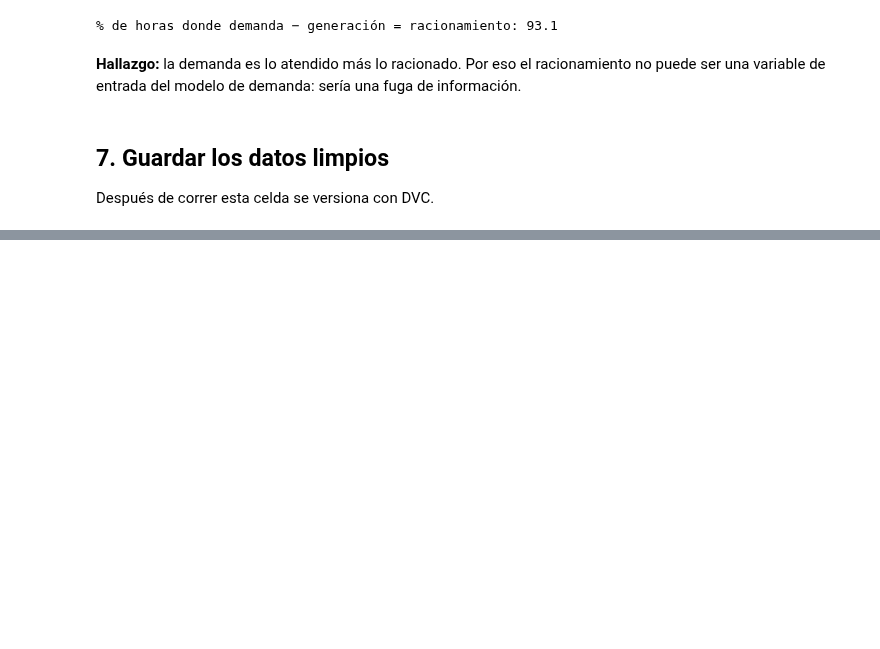
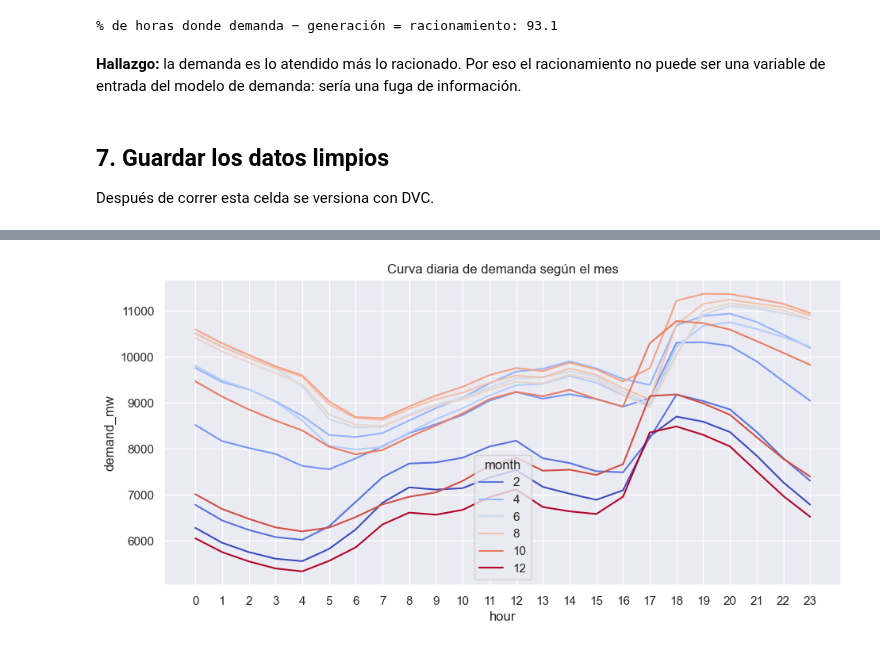
Before and after one commit to melissagutierrezarias-create/pgcb-demanda, a Jupyter notebook: notebooks/01_calidad_datos.ipynb, the cells around one changed output, grey strips where cells are left out. Drawn from its saved outputs; the diff is of its cells as text; code cells hidden in the pictures; blank space fills up the shorter version.

```diff
--- a/notebooks/01_calidad_datos.ipynb
+++ b/notebooks/01_calidad_datos.ipynb
@@ -207,0 +298,10 @@ Guardado: /Users/meliguti/Documents/pgcb-demanda/data/processed/pgcb_horario_lim
+# %%
+por_hora = datos.groupby(["month", "hour"])["demand_mw"].mean().reset_index()
+
+plt.figure(figsize=(11, 5))
+sns.lineplot(data=por_hora, x="hour", y="demand_mw", hue="month", palette="coolwarm")
+plt.xticks(range(0, 24))
+plt.title("Curva diaria de demanda según el mes")
+plt.show()
+# %% [output]
+[figure, added]
```
Also changed, not shown: parts of 16 cells of this notebook.
